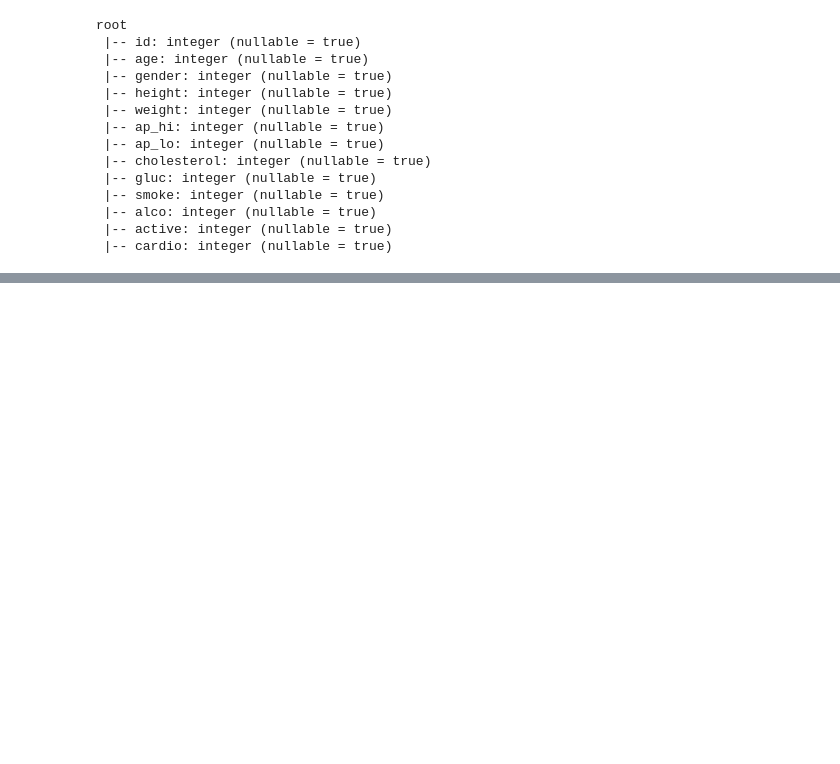
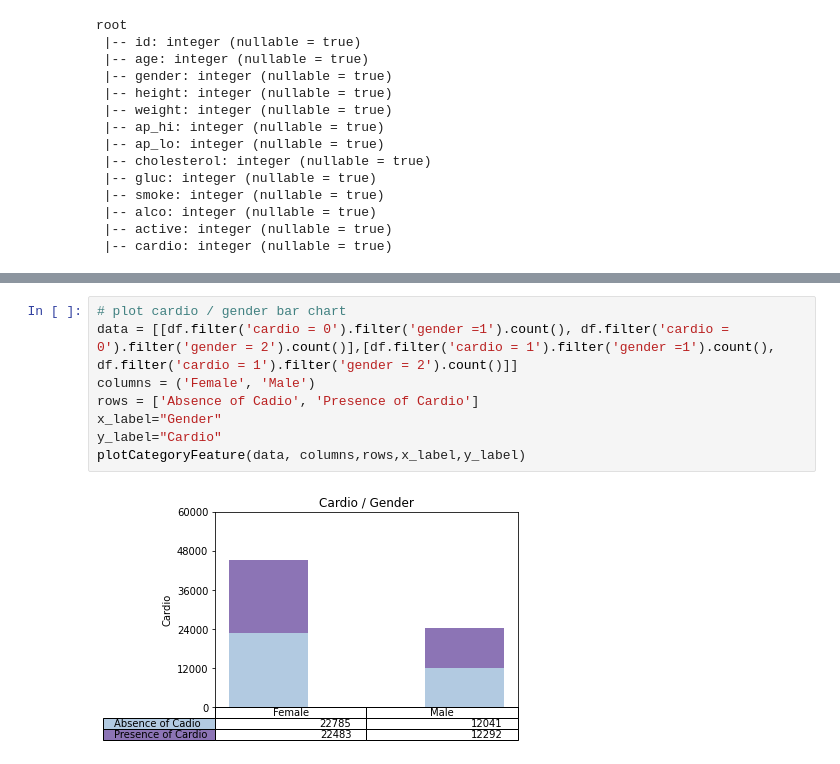
Before and after one commit to dsy401/INFOSYS-722-BDAS, a Jupyter notebook: cardio_disease_prediction.ipynb, the cells around one changed output, grey strips where cells are left out. Saved outputs shown, nothing was run; the diff lists cells and outputs as text; blank space fills up the shorter version.

```diff
--- a/cardio_disease_prediction.ipynb
+++ b/cardio_disease_prediction.ipynb
@@ -105,0 +153,10 @@ root
+# %%
+# plot cardio / gender bar chart
+data = [[df.filter('cardio = 0').filter('gender =1').count(), df.filter('cardio = 0').filter('gender = 2').count()],[df.filter('cardio = 1').filter('gender =1').count(), df.filter('cardio = 1').filter('gender = 2').count()]]
+columns = ('Female', 'Male')
+rows = ['Absence of Cadio', 'Presence of Cardio']
+x_label="Gender"
+y_label="Cardio"
+plotCategoryFeature(data, columns,rows,x_label,y_label)
+# %% [output]
+[figure, added]
```
Also changed, not shown: parts of 9 cells of this notebook.
